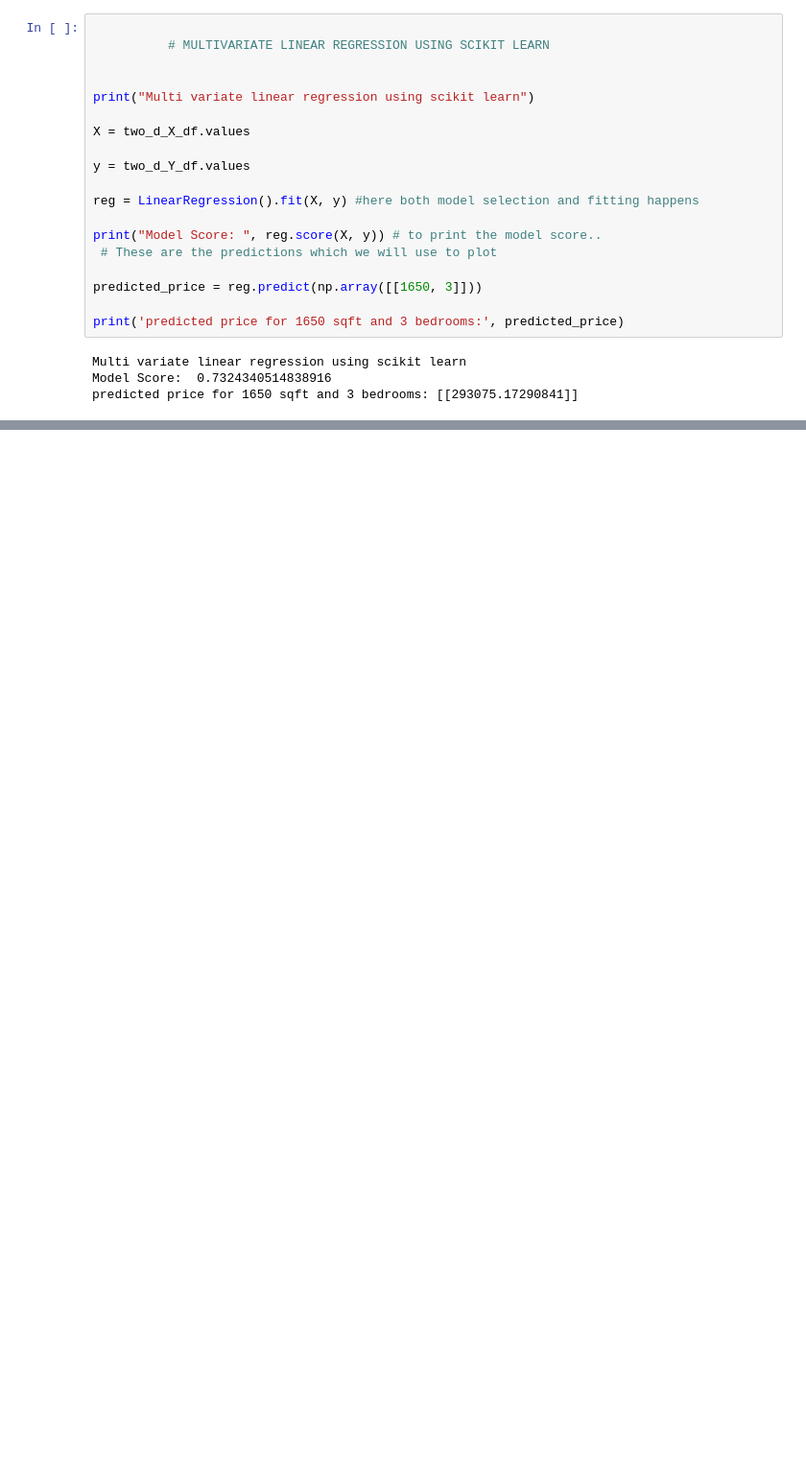
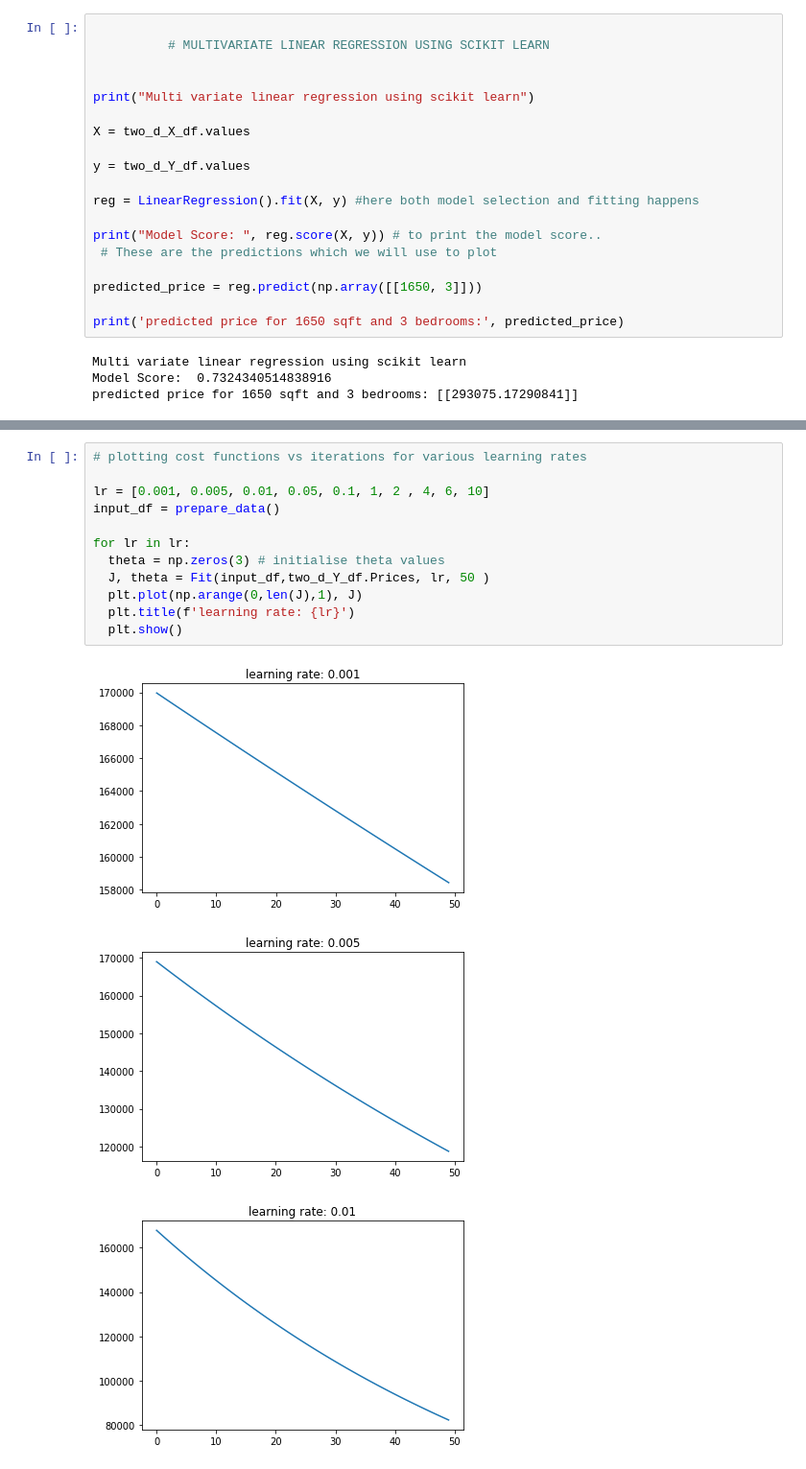
Before and after one commit to anoopjakob/AI_Lab_8_Linear_regression, a Jupyter notebook: AI_lab_8_linear_regression.ipynb, the cells around one changed output, grey strips where cells are left out. Shown at 96% size. Drawn from its saved outputs; the diff is of its cells as text; blank space fills up the shorter version.

```diff
--- a/AI_lab_8_linear_regression.ipynb
+++ b/AI_lab_8_linear_regression.ipynb
@@ -208,0 +400,16 @@ plt.show()
+# %%
+# plotting cost functions vs iterations for various learning rates
+
+lr = [0.001, 0.005, 0.01, 0.05, 0.1, 1, 2 , 4, 6, 10]
+input_df = prepare_data()
+
+for lr in lr:
+  theta = np.zeros(3) # initialise theta values
+  J, theta = Fit(input_df,two_d_Y_df.Prices, lr, 50 )
+  plt.plot(np.arange(0,len(J),1), J)
+  plt.title(f'learning rate: {lr}')
+  plt.show()
+# %% [output]
+[figure, added]
+[figure, added]
+[figure, added]
```
Also changed, not shown: parts of 13 cells of this notebook.
